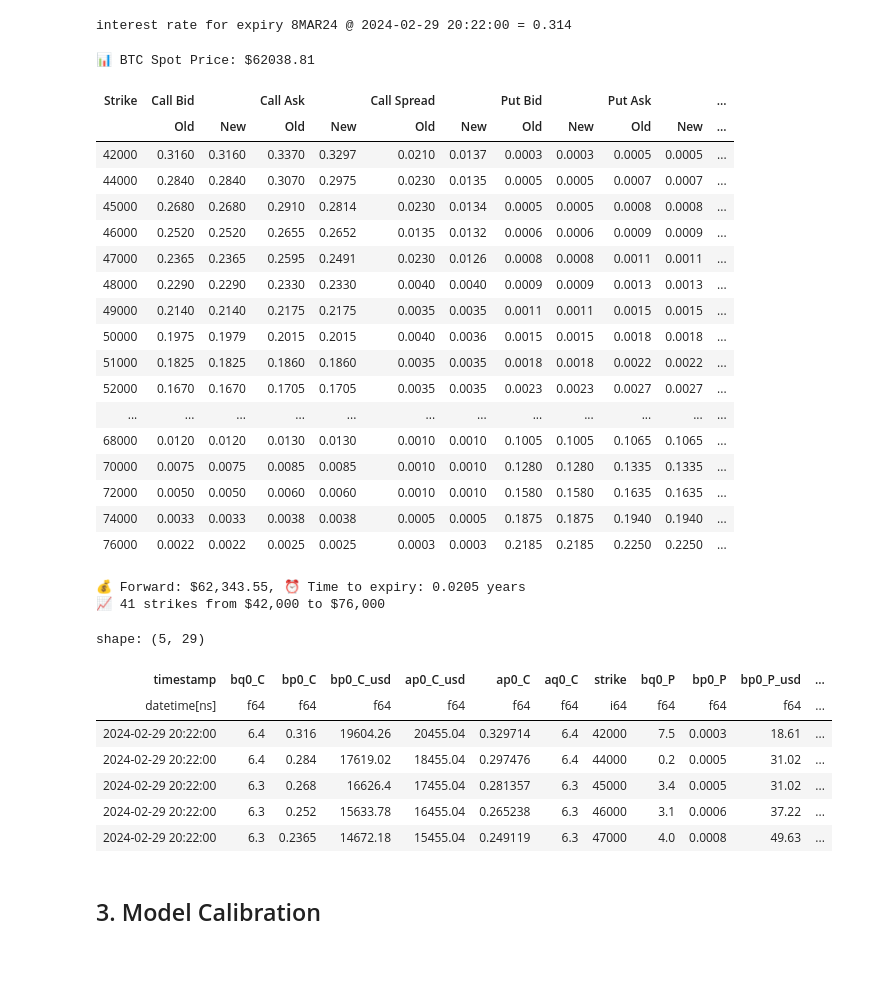
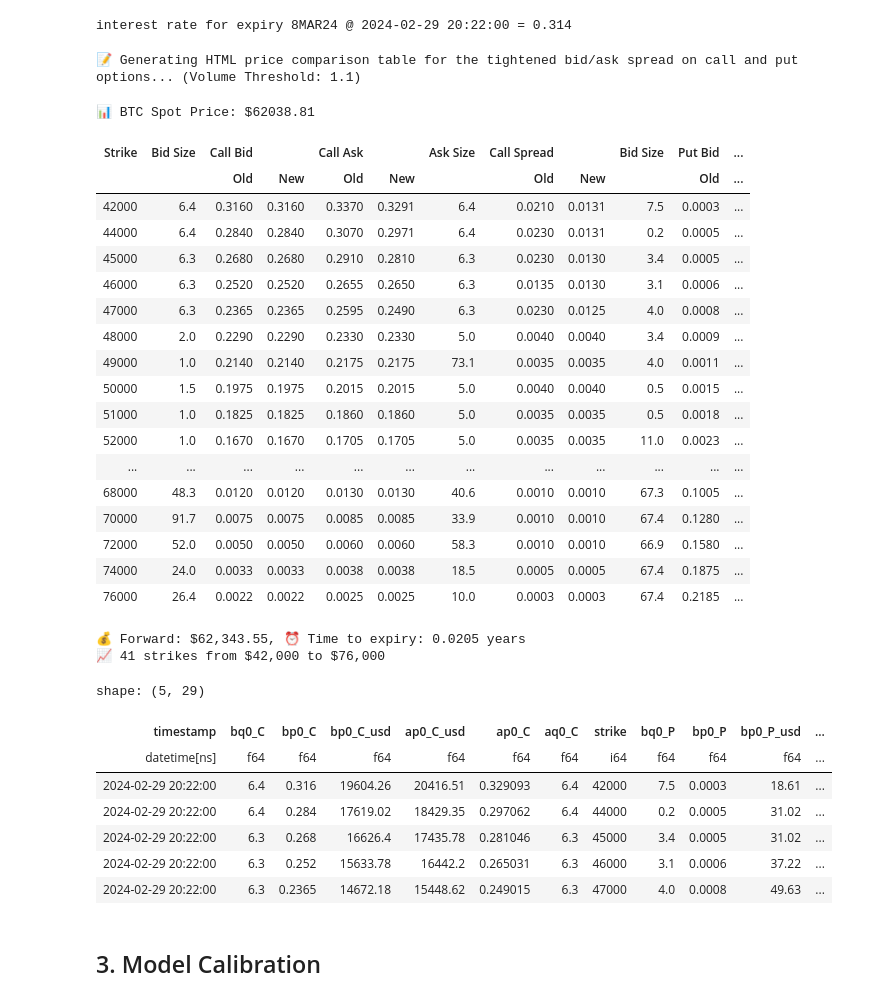
Before and after one commit to hertzC/Baseoffset-and-Volatility-Fitting-Manager, a Jupyter notebook: notebooks/volatility_fitting.ipynb, the cells around one changed output. Drawn from its saved outputs; the diff is of its cells as text; code cells hidden in the pictures; blank space fills up the shorter version.

Commit message:
improve the tightening logic

```diff
--- a/notebooks/volatility_fitting.ipynb
+++ b/notebooks/volatility_fitting.ipynb
@@ -84,61 +74,63 @@ interest rate for expiry 8MAR24 @ 2024-02-29 20:22:00 = 0.314
 # %%
 # Process option data
 import numpy as np
-from utils.pricer.option_constraints import tighten_option_spread
+from utils.pricer.option_constraints import tighten_option_spreads_separate_columns
 from utils.reporting.html_table_generator import generate_price_comparison_table
 from utils.volatility_fitter.volatility_calculator import process_option_chain_with_volatilities, process_volatility_with_greeks
 from IPython.display import HTML, display
 
 # Tighten spreads and calculate volatilities
-tightened_option_chain = tighten_option_spread(df_option_chain)
+volume_threshold = 1.1  # Minimum volume to consider for spread tightening
+tightened_option_chain = tighten_option_spreads_separate_columns(df_option_chain, volume_threshold=volume_threshold, interest_rate=rate)
 df_option_with_vola = process_option_chain_with_volatilities(tightened_option_chain, interest_rate=rate)
 df_option_with_vola_and_greeks = process_volatility_with_greeks(df_option_with_vola)
 
-display(HTML(generate_price_comparison_table(tightened_option_chain, table_width="70%", font_size="10px")))
+display(HTML(generate_price_comparison_table(tightened_option_chain, table_width="70%", font_size="10px", volume_threshold=volume_threshold)))
 
 # Extract key parameters
 forward_price = df_option_with_vola['F'][0]
 time_to_expiry = df_option_with_vola['tau'][0]
 strikes_list = df_option_with_vola_and_greeks['strike'].to_list()
 market_vols = (df_option_with_vola_and_greeks['midVola']/100).to_list()
 market_vegas = df_option_with_vola_and_greeks['vega'].to_list()
 weight_arr = np.array(market_vegas)/max(market_vegas)
 
 print(f"💰 Forward: ${forward_price:,.2f}, ⏰ Time to expiry: {time_to_expiry:.4f} years")
 print(f"📈 {len(strikes_list)} strikes from ${min(strikes_list):,.0f} to ${max(strikes_list):,.0f}")
 # %% [output]
-📊 BTC Spot Price: $62038.81
+📝 Generating HTML price comparison table for the tightened bid/ask spread on call and put options... (Volume Threshold: 1.1)
+📊 BTC Spot Price: $62038.81
-| Strike | Call Bid |  | Call Ask |  | Call Spread |  | Put Bid |  | Put Ask |  | ... |
-|  | Old | New | Old | New | Old | New | Old | New | Old | New | ... |
-| 42000 | 0.3160 | 0.3160 | 0.3370 | 0.3297 | 0.0210 | 0.0137 | 0.0003 | 0.0003 | 0.0005 | 0.0005 | ... |
-| 44000 | 0.2840 | 0.2840 | 0.3070 | 0.2975 | 0.0230 | 0.0135 | 0.0005 | 0.0005 | 0.0007 | 0.0007 | ... |
-| 45000 | 0.2680 | 0.2680 | 0.2910 | 0.2814 | 0.0230 | 0.0134 | 0.0005 | 0.0005 | 0.0008 | 0.0008 | ... |
-| 46000 | 0.2520 | 0.2520 | 0.2655 | 0.2652 | 0.0135 | 0.0132 | 0.0006 | 0.0006 | 0.0009 | 0.0009 | ... |
-| 47000 | 0.2365 | 0.2365 | 0.2595 | 0.2491 | 0.0230 | 0.0126 | 0.0008 | 0.0008 | 0.0011 | 0.0011 | ... |
-| 48000 | 0.2290 | 0.2290 | 0.2330 | 0.2330 | 0.0040 | 0.0040 | 0.0009 | 0.0009 | 0.0013 | 0.0013 | ... |
-| 49000 | 0.2140 | 0.2140 | 0.2175 | 0.2175 | 0.0035 | 0.0035 | 0.0011 | 0.0011 | 0.0015 | 0.0015 | ... |
-| 50000 | 0.1975 | 0.1979 | 0.2015 | 0.2015 | 0.0040 | 0.0036 | 0.0015 | 0.0015 | 0.0018 | 0.0018 | ... |
-| 51000 | 0.1825 | 0.1825 | 0.1860 | 0.1860 | 0.0035 | 0.0035 | 0.0018 | 0.0018 | 0.0022 | 0.0022 | ... |
-| 52000 | 0.1670 | 0.1670 | 0.1705 | 0.1705 | 0.0035 | 0.0035 | 0.0023 | 0.0023 | 0.0027 | 0.0027 | ... |
+| Strike | Bid Size | Call Bid |  | Call Ask |  | Ask Size | Call Spread |  | Bid Size | Put Bid | ... |
+|  |  | Old | New | Old | New |  | Old | New |  | Old | ... |
+| 42000 | 6.4 | 0.3160 | 0.3160 | 0.3370 | 0.3291 | 6.4 | 0.0210 | 0.0131 | 7.5 | 0.0003 | ... |
+| 44000 | 6.4 | 0.2840 | 0.2840 | 0.3070 | 0.2971 | 6.4 | 0.0230 | 0.0131 | 0.2 | 0.0005 | ... |
+| 45000 | 6.3 | 0.2680 | 0.2680 | 0.2910 | 0.2810 | 6.3 | 0.0230 | 0.0130 | 3.4 | 0.0005 | ... |
+| 46000 | 6.3 | 0.2520 | 0.2520 | 0.2655 | 0.2650 | 6.3 | 0.0135 | 0.0130 | 3.1 | 0.0006 | ... |
+| 47000 | 6.3 | 0.2365 | 0.2365 | 0.2595 | 0.2490 | 6.3 | 0.0230 | 0.0125 | 4.0 | 0.0008 | ... |
+| 48000 | 2.0 | 0.2290 | 0.2290 | 0.2330 | 0.2330 | 5.0 | 0.0040 | 0.0040 | 3.4 | 0.0009 | ... |
+| 49000 | 1.0 | 0.2140 | 0.2140 | 0.2175 | 0.2175 | 73.1 | 0.0035 | 0.0035 | 4.0 | 0.0011 | ... |
+| 50000 | 1.5 | 0.1975 | 0.1975 | 0.2015 | 0.2015 | 5.0 | 0.0040 | 0.0040 | 0.5 | 0.0015 | ... |
+| 51000 | 1.0 | 0.1825 | 0.1825 | 0.1860 | 0.1860 | 5.0 | 0.0035 | 0.0035 | 0.5 | 0.0018 | ... |
+| 52000 | 1.0 | 0.1670 | 0.1670 | 0.1705 | 0.1705 | 5.0 | 0.0035 | 0.0035 | 11.0 | 0.0023 | ... |
 | ... | ... | ... | ... | ... | ... | ... | ... | ... | ... | ... | ... |
-| 68000 | 0.0120 | 0.0120 | 0.0130 | 0.0130 | 0.0010 | 0.0010 | 0.1005 | 0.1005 | 0.1065 | 0.1065 | ... |
-| 70000 | 0.0075 | 0.0075 | 0.0085 | 0.0085 | 0.0010 | 0.0010 | 0.1280 | 0.1280 | 0.1335 | 0.1335 | ... |
-| 72000 | 0.0050 | 0.0050 | 0.0060 | 0.0060 | 0.0010 | 0.0010 | 0.1580 | 0.1580 | 0.1635 | 0.1635 | ... |
-| 74000 | 0.0033 | 0.0033 | 0.0038 | 0.0038 | 0.0005 | 0.0005 | 0.1875 | 0.1875 | 0.1940 | 0.1940 | ... |
-| 76000 | 0.0022 | 0.0022 | 0.0025 | 0.0025 | 0.0003 | 0.0003 | 0.2185 | 0.2185 | 0.2250 | 0.2250 | ... |
+| 68000 | 48.3 | 0.0120 | 0.0120 | 0.0130 | 0.0130 | 40.6 | 0.0010 | 0.0010 | 67.3 | 0.1005 | ... |
+| 70000 | 91.7 | 0.0075 | 0.0075 | 0.0085 | 0.0085 | 33.9 | 0.0010 | 0.0010 | 67.4 | 0.1280 | ... |
+| 72000 | 52.0 | 0.0050 | 0.0050 | 0.0060 | 0.0060 | 58.3 | 0.0010 | 0.0010 | 66.9 | 0.1580 | ... |
+| 74000 | 24.0 | 0.0033 | 0.0033 | 0.0038 | 0.0038 | 18.5 | 0.0005 | 0.0005 | 67.4 | 0.1875 | ... |
+| 76000 | 26.4 | 0.0022 | 0.0022 | 0.0025 | 0.0025 | 10.0 | 0.0003 | 0.0003 | 67.4 | 0.2185 | ... |
-💰 Forward: $62,343.55, ⏰ Time to expiry: 0.0205 years
-📈 41 strikes from $42,000 to $76,000
+💰 Forward: $62,343.55, ⏰ Time to expiry: 0.0205 years
+📈 41 strikes from $42,000 to $76,000
 # %%
 df_option_with_vola_and_greeks.head()
 # %% [output]
 shape: (5, 29)
 | timestamp | bq0_C | bp0_C | bp0_C_usd | ap0_C_usd | ap0_C | aq0_C | strike | bq0_P | bp0_P | bp0_P_usd | ... |
 | datetime[ns] | f64 | f64 | f64 | f64 | f64 | f64 | i64 | f64 | f64 | f64 | ... |
-| 2024-02-29 20:22:00 | 6.4 | 0.316 | 19604.26 | 20455.04 | 0.329714 | 6.4 | 42000 | 7.5 | 0.0003 | 18.61 | ... |
-| 2024-02-29 20:22:00 | 6.4 | 0.284 | 17619.02 | 18455.04 | 0.297476 | 6.4 | 44000 | 0.2 | 0.0005 | 31.02 | ... |
-| 2024-02-29 20:22:00 | 6.3 | 0.268 | 16626.4 | 17455.04 | 0.281357 | 6.3 | 45000 | 3.4 | 0.0005 | 31.02 | ... |
-| 2024-02-29 20:22:00 | 6.3 | 0.252 | 15633.78 | 16455.04 | 0.265238 | 6.3 | 46000 | 3.1 | 0.0006 | 37.22 | ... |
-| 2024-02-29 20:22:00 | 6.3 | 0.2365 | 14672.18 | 15455.04 | 0.249119 | 6.3 | 47000 | 4.0 | 0.0008 | 49.63 | ... |
+| 2024-02-29 20:22:00 | 6.4 | 0.316 | 19604.26 | 20416.51 | 0.329093 | 6.4 | 42000 | 7.5 | 0.0003 | 18.61 | ... |
+| 2024-02-29 20:22:00 | 6.4 | 0.284 | 17619.02 | 18429.35 | 0.297062 | 6.4 | 44000 | 0.2 | 0.0005 | 31.02 | ... |
+| 2024-02-29 20:22:00 | 6.3 | 0.268 | 16626.4 | 17435.78 | 0.281046 | 6.3 | 45000 | 3.4 | 0.0005 | 31.02 | ... |
+| 2024-02-29 20:22:00 | 6.3 | 0.252 | 15633.78 | 16442.2 | 0.265031 | 6.3 | 46000 | 3.1 | 0.0006 | 37.22 | ... |
+| 2024-02-29 20:22:00 | 6.3 | 0.2365 | 14672.18 | 15448.62 | 0.249015 | 6.3 | 47000 | 4.0 | 0.0008 | 49.63 | ... |
 # %%
 import plotly.graph_objects as go
 
```
Also changed, not shown: parts of 18 cells of this notebook, 15 other files.
